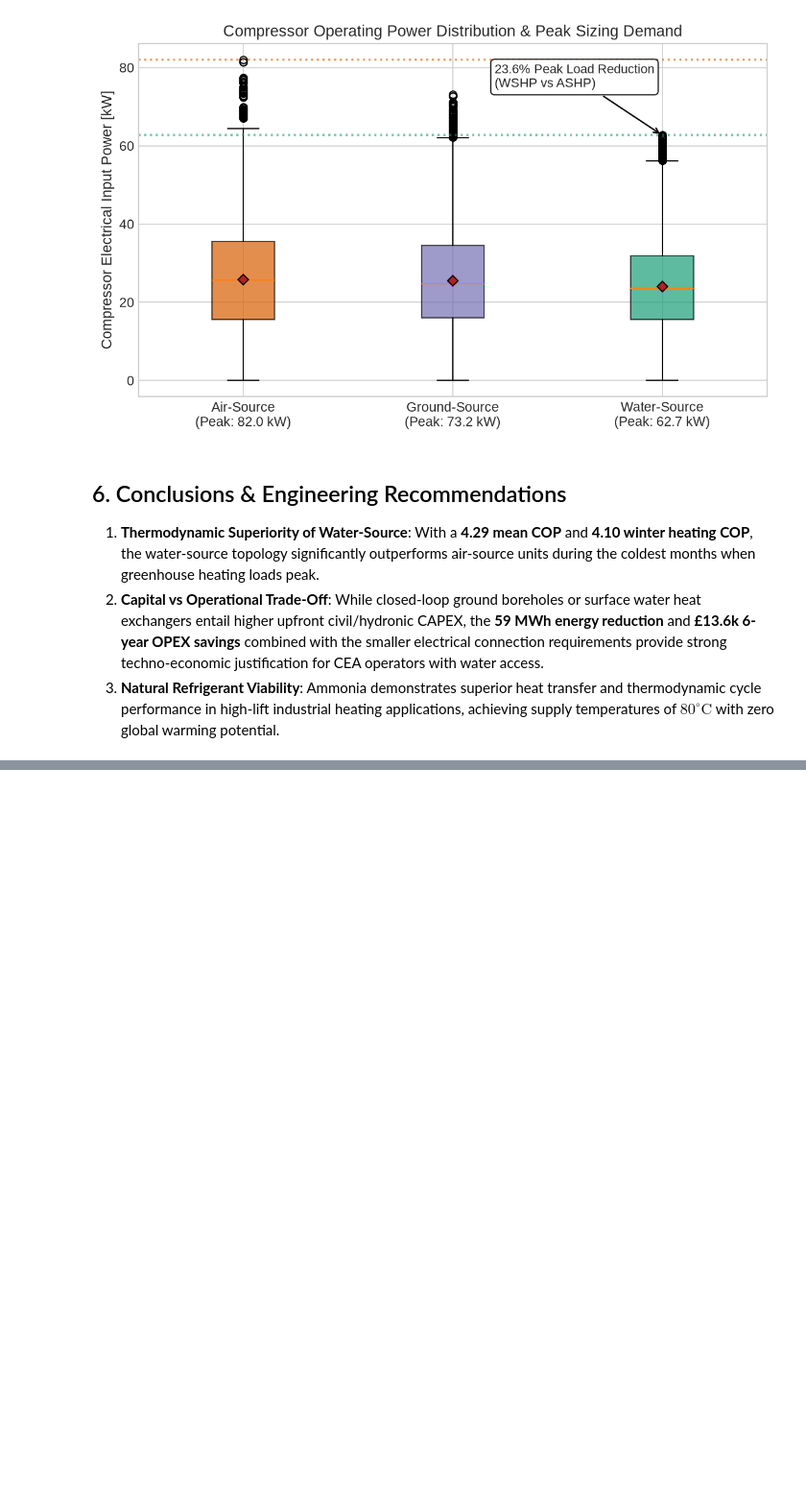
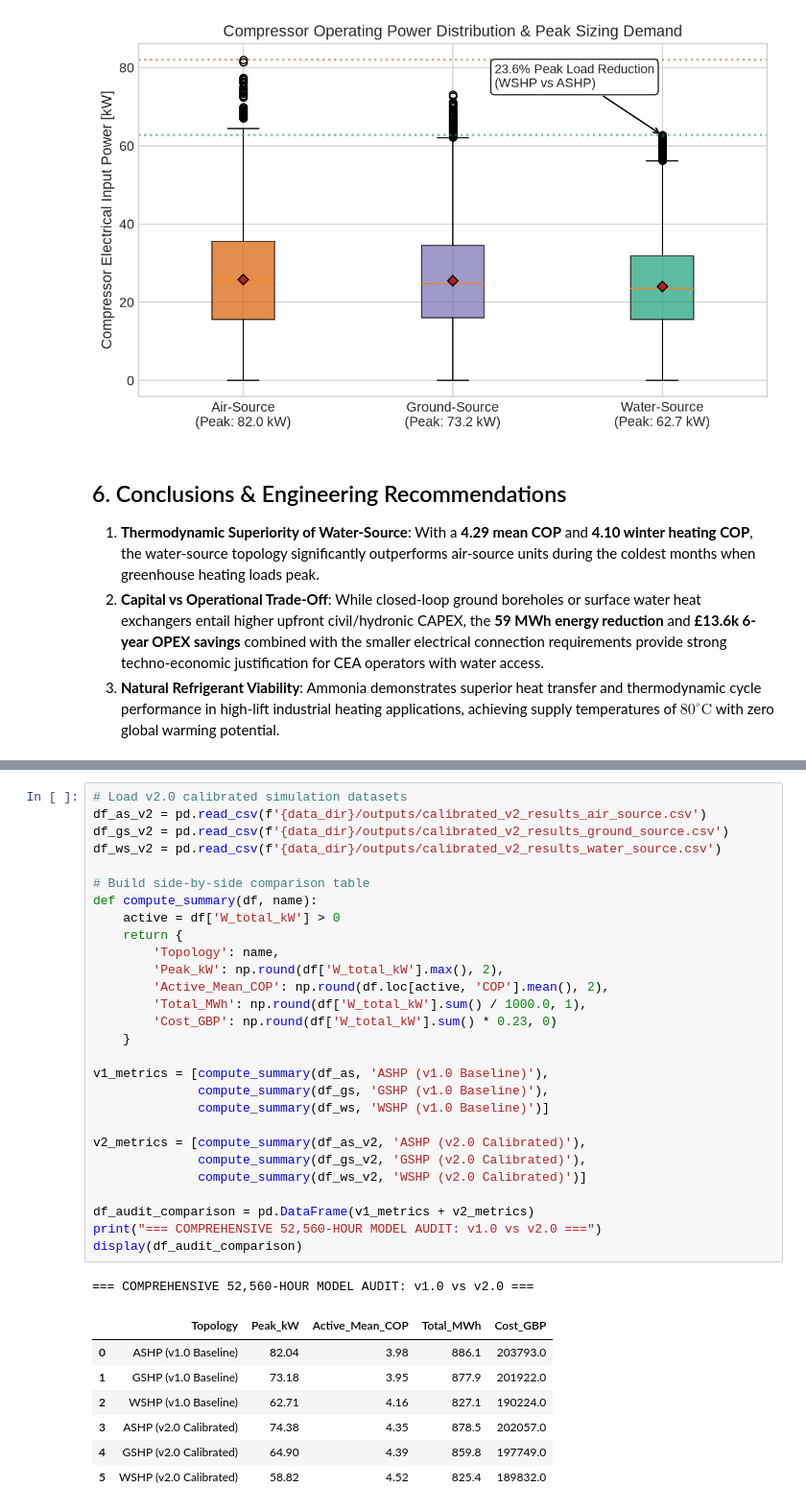
Before and after one commit to Frazcoding/BEng-CEA-Heatpump, a Jupyter notebook: notebooks/04_Comparative_Techno_Economic_Analysis.ipynb, the cells around one changed output, grey strips where cells are left out. Shown at 96% size. Cells and saved outputs as stored; diff of their text form; blank space fills up the shorter version.

```diff
--- a/notebooks/04_Comparative_Techno_Economic_Analysis.ipynb
+++ b/notebooks/04_Comparative_Techno_Economic_Analysis.ipynb
@@ -200,0 +212,37 @@ plt.show()
+# %%
+# Load v2.0 calibrated simulation datasets
+df_as_v2 = pd.read_csv(f'{data_dir}/outputs/calibrated_v2_results_air_source.csv')
+df_gs_v2 = pd.read_csv(f'{data_dir}/outputs/calibrated_v2_results_ground_source.csv')
+df_ws_v2 = pd.read_csv(f'{data_dir}/outputs/calibrated_v2_results_water_source.csv')
+
+# Build side-by-side comparison table
+def compute_summary(df, name):
+    active = df['W_total_kW'] > 0
+    return {
+        'Topology': name,
+        'Peak_kW': np.round(df['W_total_kW'].max(), 2),
+        'Active_Mean_COP': np.round(df.loc[active, 'COP'].mean(), 2),
+        'Total_MWh': np.round(df['W_total_kW'].sum() / 1000.0, 1),
+        'Cost_GBP': np.round(df['W_total_kW'].sum() * 0.23, 0)
+    }
+
+v1_metrics = [compute_summary(df_as, 'ASHP (v1.0 Baseline)'),
+              compute_summary(df_gs, 'GSHP (v1.0 Baseline)'),
+              compute_summary(df_ws, 'WSHP (v1.0 Baseline)')]
+
+v2_metrics = [compute_summary(df_as_v2, 'ASHP (v2.0 Calibrated)'),
+              compute_summary(df_gs_v2, 'GSHP (v2.0 Calibrated)'),
+              compute_summary(df_ws_v2, 'WSHP (v2.0 Calibrated)')]
+
+df_audit_comparison = pd.DataFrame(v1_metrics + v2_metrics)
+print("=== COMPREHENSIVE 52,560-HOUR MODEL AUDIT: v1.0 vs v2.0 ===")
+display(df_audit_comparison)
+# %% [output]
+=== COMPREHENSIVE 52,560-HOUR MODEL AUDIT: v1.0 vs v2.0 ===
+|  | Topology | Peak_kW | Active_Mean_COP | Total_MWh | Cost_GBP |
+| 0 | ASHP (v1.0 Baseline) | 82.04 | 3.98 | 886.1 | 203793.0 |
+| 1 | GSHP (v1.0 Baseline) | 73.18 | 3.95 | 877.9 | 201922.0 |
+| 2 | WSHP (v1.0 Baseline) | 62.71 | 4.16 | 827.1 | 190224.0 |
+| 3 | ASHP (v2.0 Calibrated) | 74.38 | 4.35 | 878.5 | 202057.0 |
+| 4 | GSHP (v2.0 Calibrated) | 64.90 | 4.39 | 859.8 | 197749.0 |
+| 5 | WSHP (v2.0 Calibrated) | 58.82 | 4.52 | 825.4 | 189832.0 |
```
Also changed, not shown: parts of 2 cells of this notebook, 13 other files.
